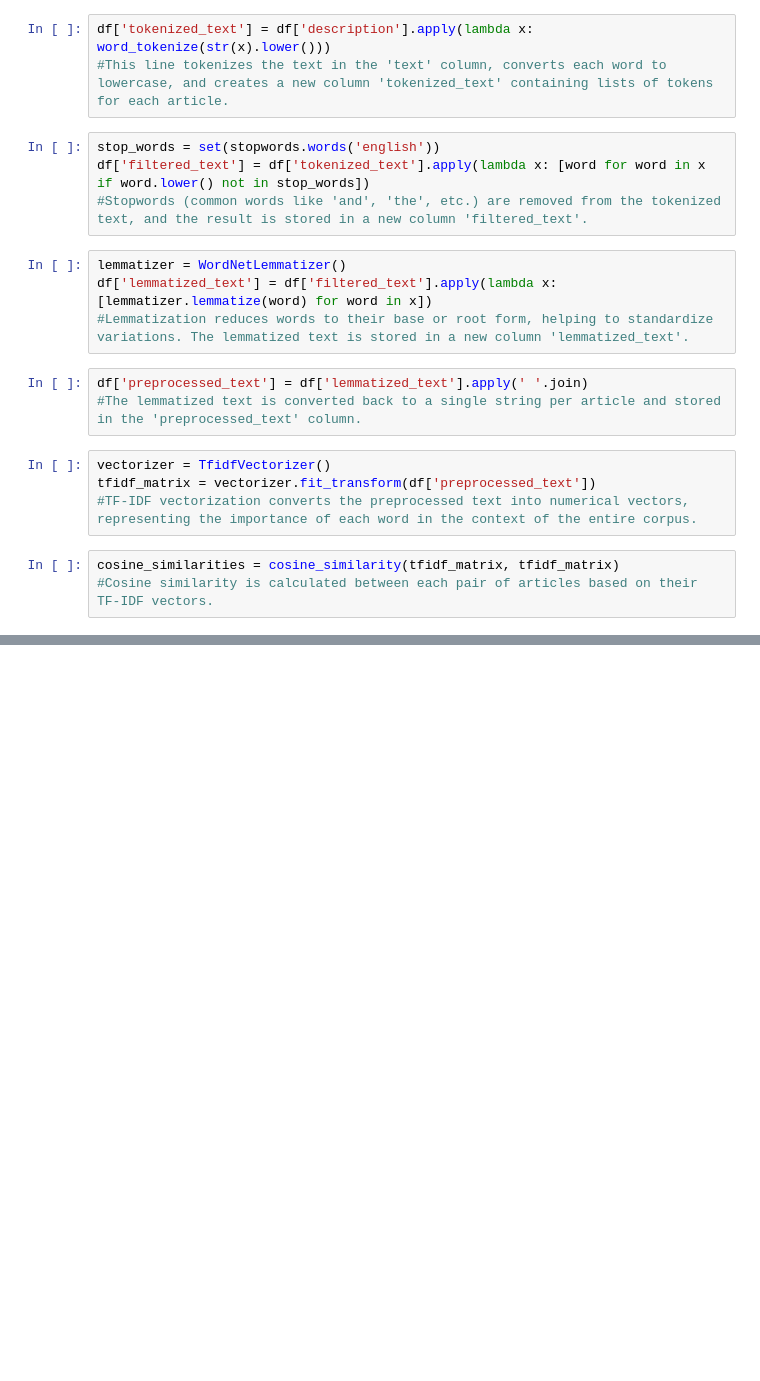
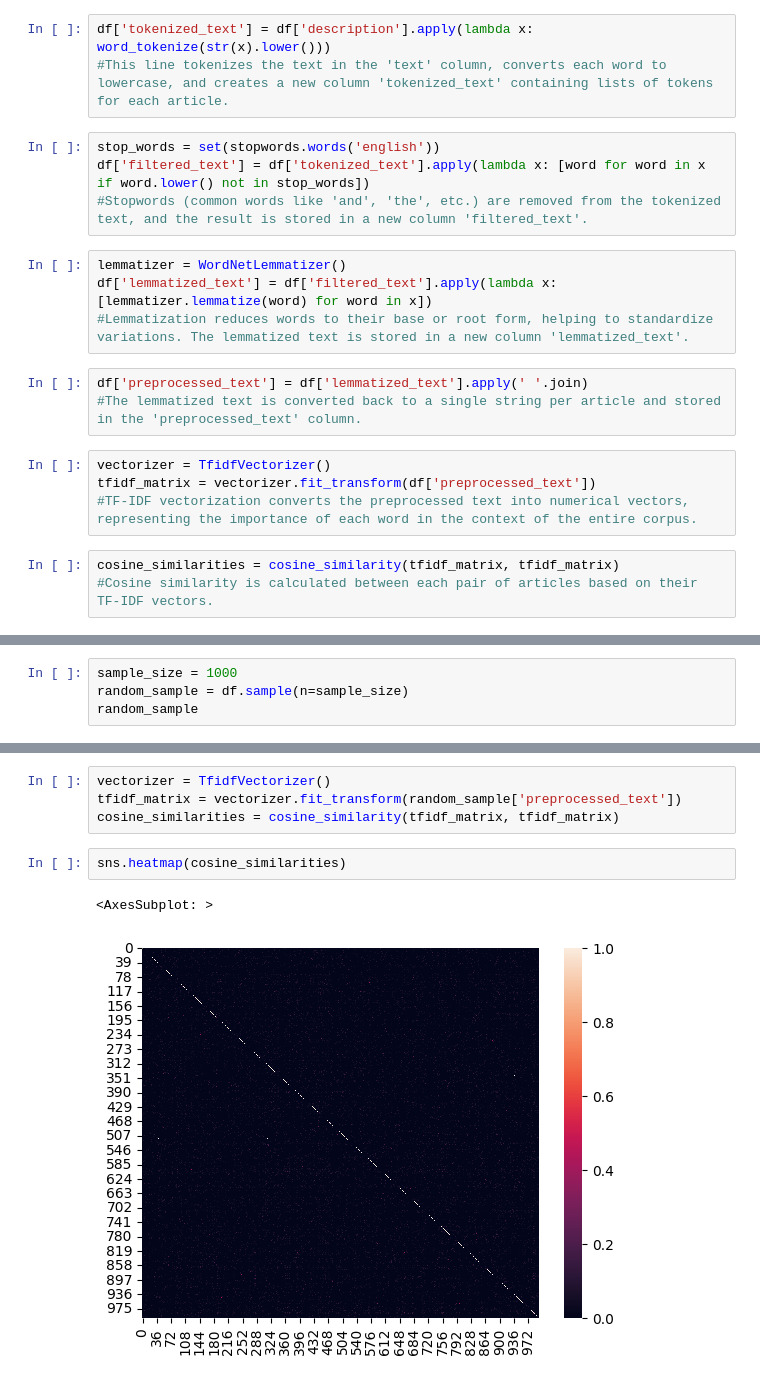
Before and after one commit to esmanurbal/bbc_news, a Jupyter notebook: kmeans.ipynb, the cells around one changed output, grey strips where cells are left out. Cells and saved outputs as stored; diff of their text form; blank space fills up the shorter version.

```diff
--- a/kmeans.ipynb
+++ b/kmeans.ipynb
@@ -115,0 +123,4 @@ df
+# %%
+sample_size = 1000
+random_sample = df.sample(n=sample_size)
+random_sample
@@ -115,0 +141,9 @@ df
+# %%
+vectorizer = TfidfVectorizer()
+tfidf_matrix = vectorizer.fit_transform(random_sample['preprocessed_text'])
+cosine_similarities = cosine_similarity(tfidf_matrix, tfidf_matrix)
+# %%
+sns.heatmap(cosine_similarities)
+# %% [output]
+<AxesSubplot: >
+[figure, added]
```
Also changed, not shown: parts of 9 cells of this notebook.
